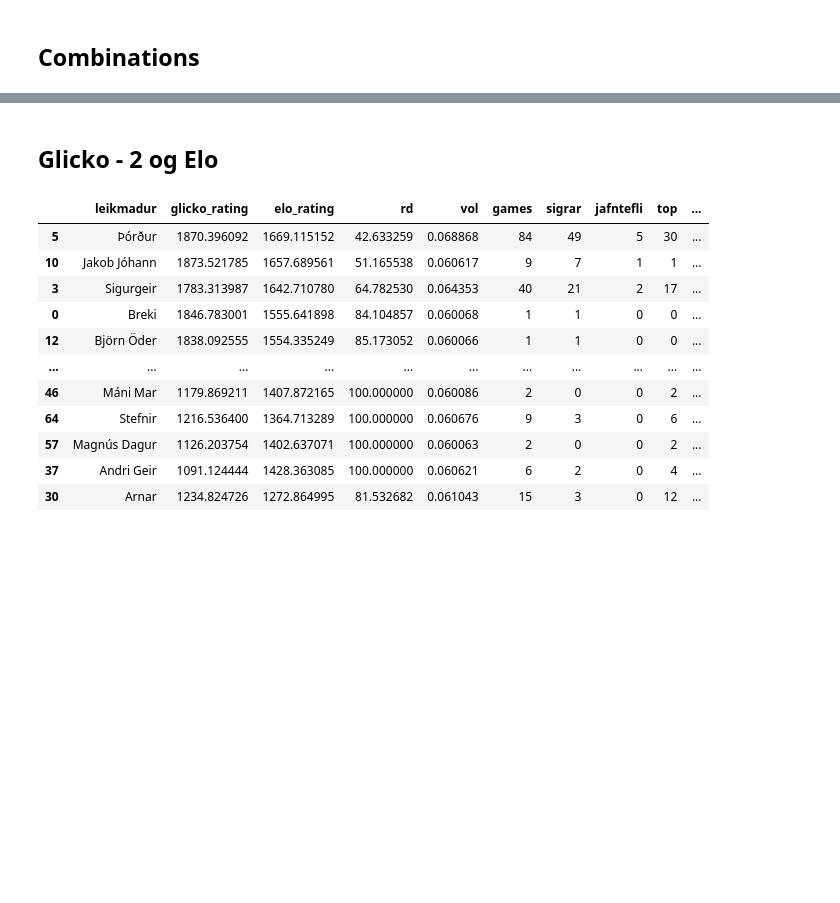
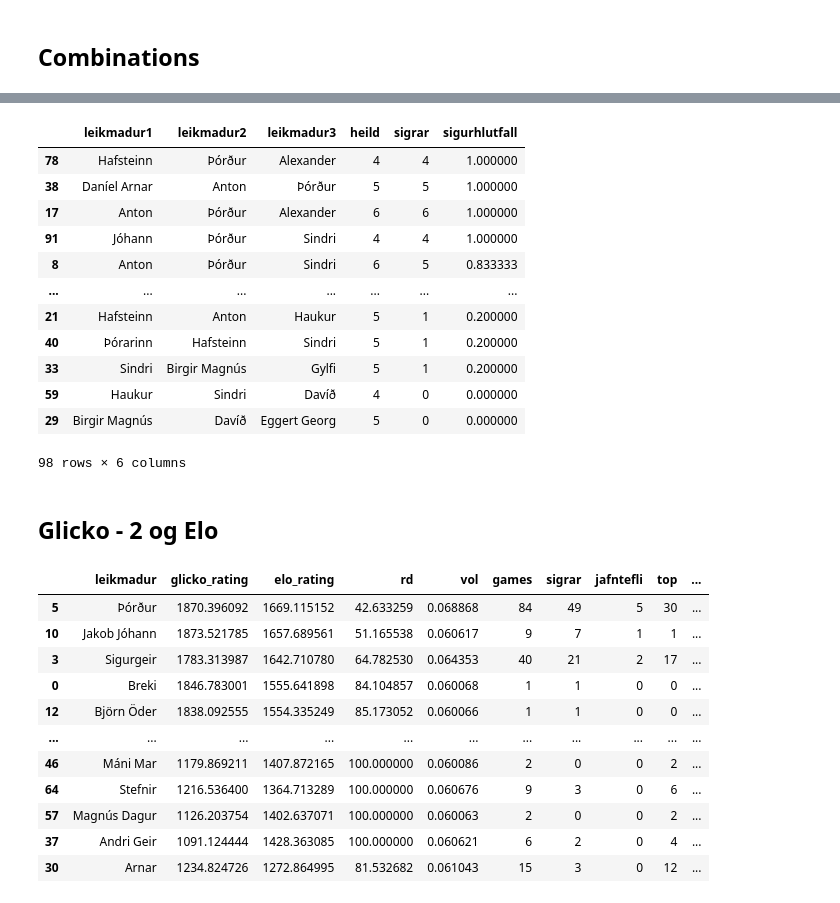
Before and after one commit to Hawkaberi/toggabolti, a Jupyter notebook: Tölfræði fyrir árshátíð.ipynb, the cells around one changed output, grey strips where cells are left out. Drawn from its saved outputs; the diff is of its cells as text; code cells hidden in the pictures; blank space fills up the shorter version.

```diff
--- a/Tölfræði fyrir árshátíð.ipynb
+++ b/Tölfræði fyrir árshátíð.ipynb
@@ -282,3 +343,19 @@ df_combination_counts[df_combination_counts['heild']>3].sort_values(by='sigrar',
+# %%
+season_combination_dfs[2][season_combination_dfs[2]['heild']>3].sort_values(by='sigurhlutfall', ascending=False)
+# %% [output]
+|  | leikmadur1 | leikmadur2 | leikmadur3 | heild | sigrar | sigurhlutfall |
+| 78 | Hafsteinn | Þórður | Alexander | 4 | 4 | 1.000000 |
+| 38 | Daníel Arnar | Anton | Þórður | 5 | 5 | 1.000000 |
+| 17 | Anton | Þórður | Alexander | 6 | 6 | 1.000000 |
+| 91 | Jóhann | Þórður | Sindri | 4 | 4 | 1.000000 |
+| 8 | Anton | Þórður | Sindri | 6 | 5 | 0.833333 |
+| ... | ... | ... | ... | ... | ... | ... |
+| 21 | Hafsteinn | Anton | Haukur | 5 | 1 | 0.200000 |
+| 40 | Þórarinn | Hafsteinn | Sindri | 5 | 1 | 0.200000 |
+| 33 | Sindri | Birgir Magnús | Gylfi | 5 | 1 | 0.200000 |
+| 59 | Haukur | Sindri | Davíð | 4 | 0 | 0.000000 |
+| 29 | Birgir Magnús | Davíð | Eggert Georg | 5 | 0 | 0.000000 |
+98 rows × 6 columns
 # %% [markdown]
 ## Glicko - 2 og Elo
 # %%
```
Also changed, not shown: parts of 8 cells of this notebook, 1 other file.
